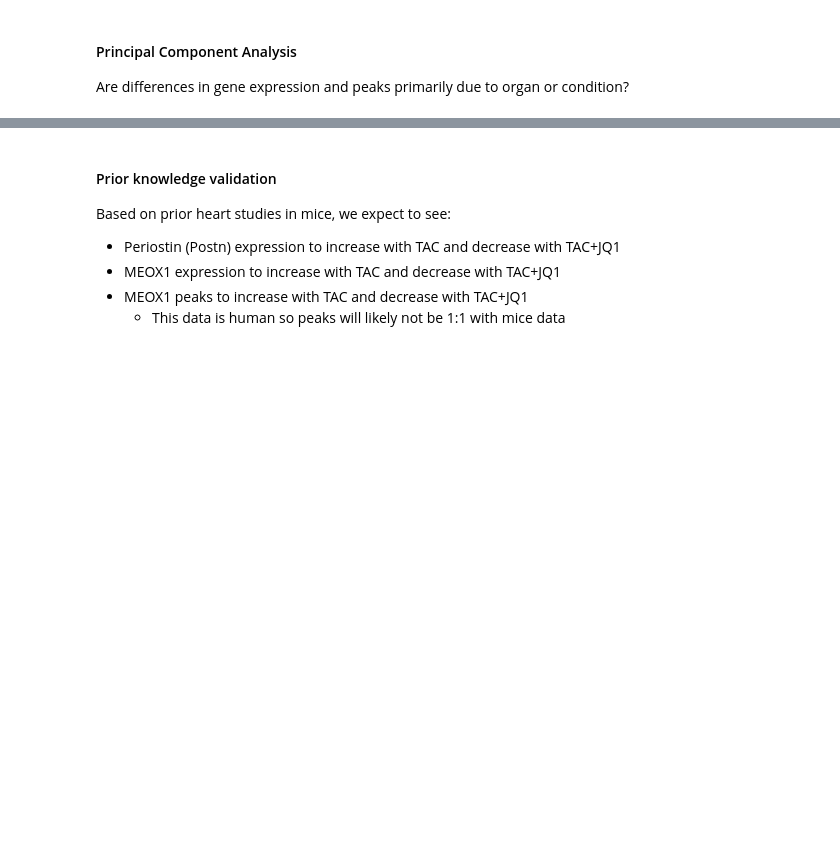
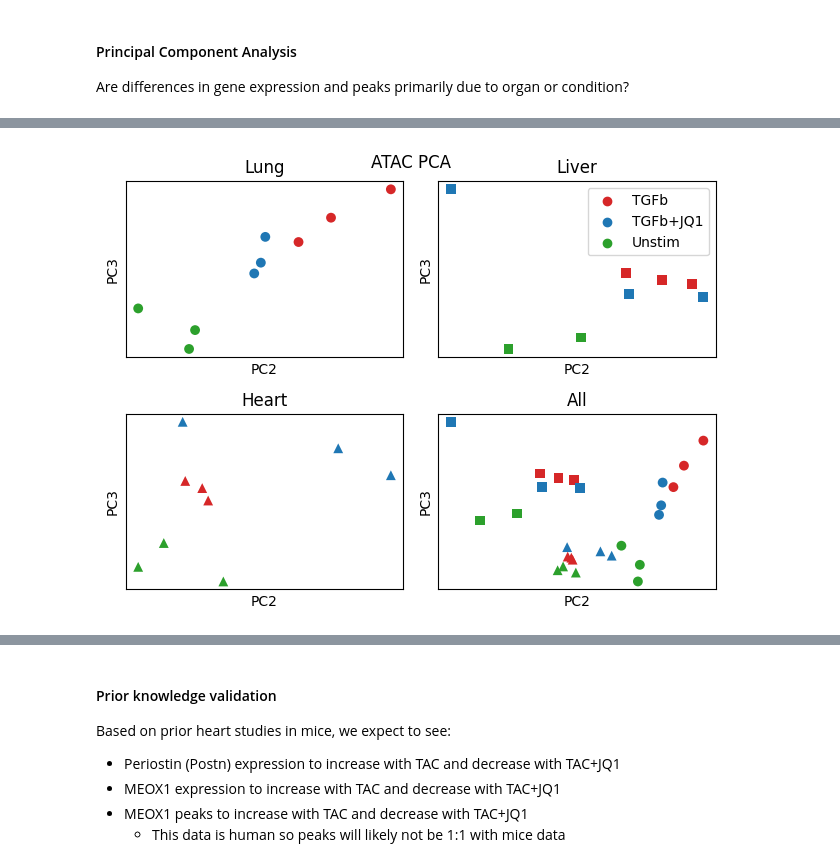
Before and after one commit to pawelab/OrganConditionalFibrosis, a Jupyter notebook: explore_data.ipynb, the cells around one changed output, grey strips where cells are left out. Drawn from its saved outputs; the diff is of its cells as text; code cells hidden in the pictures; blank space fills up the shorter version.

```diff
--- a/explore_data.ipynb
+++ b/explore_data.ipynb
@@ -173,0 +191,7 @@ Text(0.5, 0.98, 'ATAC PCA')
+# %%
+sc.pp.pca(atac_adata)
+fig = plot_organ_pca(atac_adata, components='2,3')
+fig.suptitle("ATAC PCA")
+plt.show()
+# %% [output]
+[figure, added]
```
Also changed, not shown: parts of 32 cells of this notebook.
